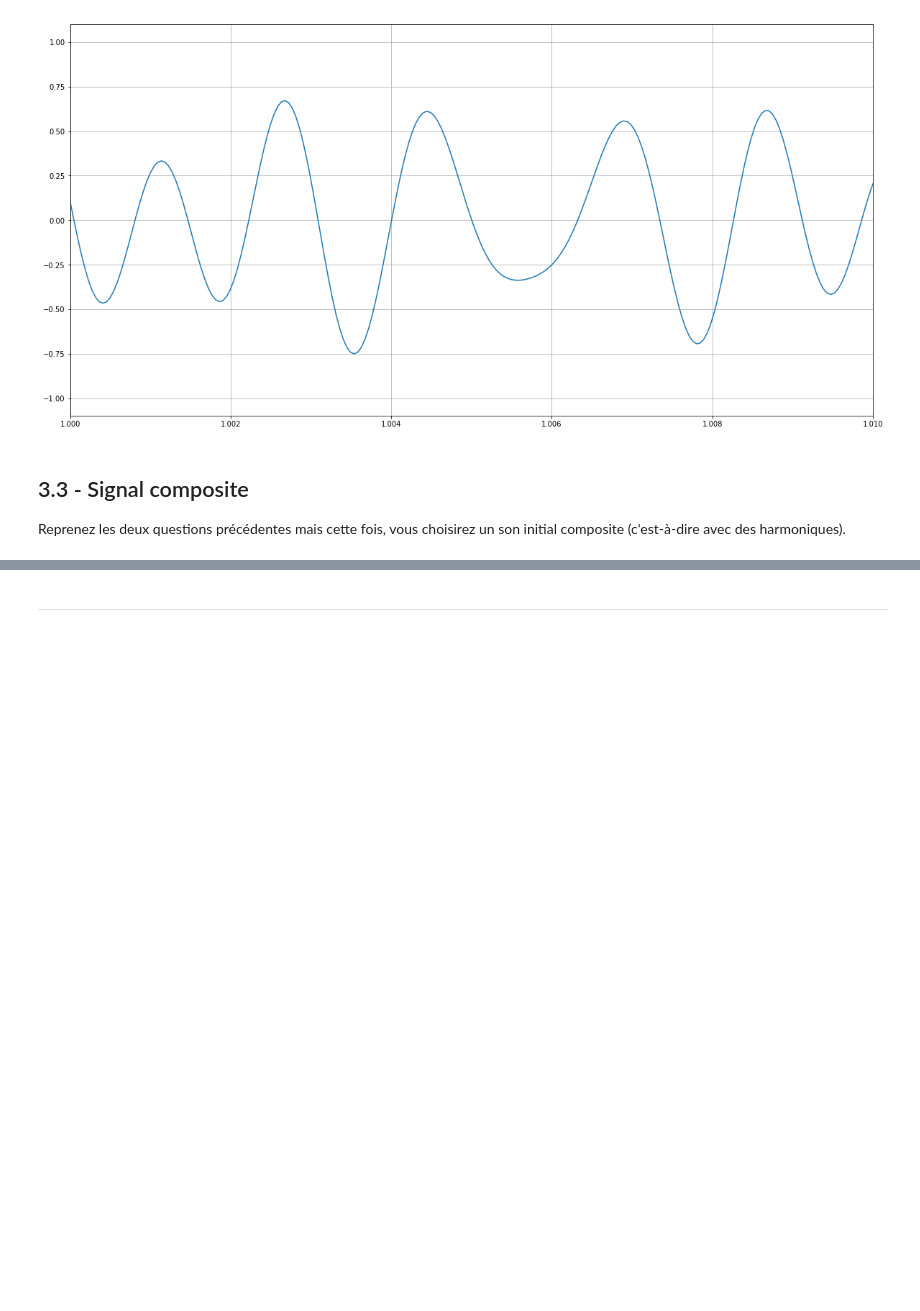
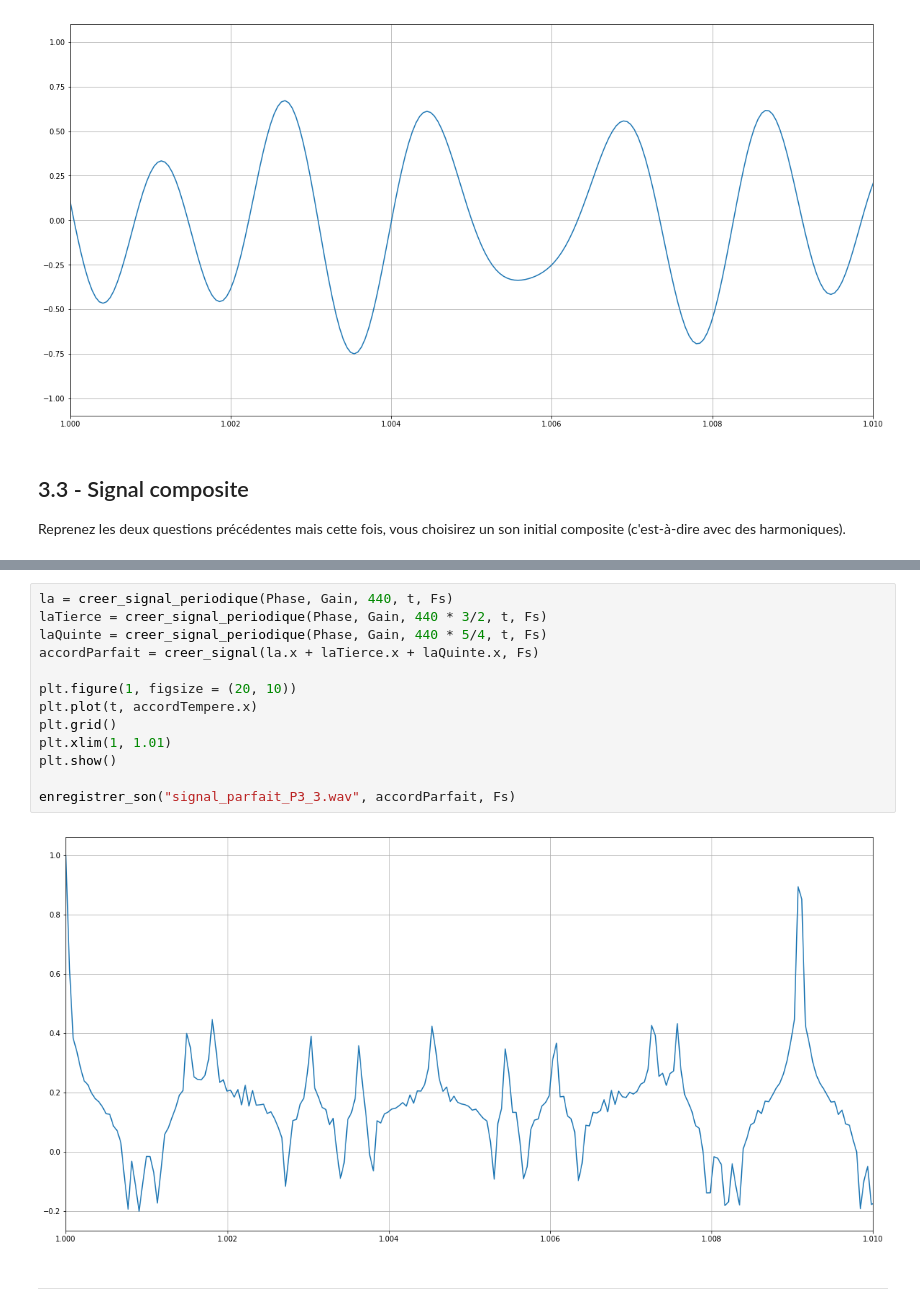
Before and after one commit to guillaume-haerinck/imac-tp-signal, a Jupyter notebook: tp-02-gain-phase/rendu-tp-02.ipynb, the cells around one changed output, grey strips where cells are left out. Saved outputs shown, nothing was run; the diff lists cells and outputs as text; blank space fills up the shorter version.

```diff
--- a/tp-02-gain-phase/rendu-tp-02.ipynb
+++ b/tp-02-gain-phase/rendu-tp-02.ipynb
@@ -495,3 +492,18 @@ enregistrer_son("signal_tempere_P3_3.wav", accordTempere, Fs)
+# %%
+la = creer_signal_periodique(Phase, Gain, 440, t, Fs)
+laTierce = creer_signal_periodique(Phase, Gain, 440 * 3/2, t, Fs)
+laQuinte = creer_signal_periodique(Phase, Gain, 440 * 5/4, t, Fs)
+accordParfait = creer_signal(la.x + laTierce.x + laQuinte.x, Fs)
+
+plt.figure(1, figsize = (20, 10))
+plt.plot(t, accordTempere.x)
+plt.grid()
+plt.xlim(1, 1.01)
+plt.show()
+
+enregistrer_son("signal_parfait_P3_3.wav", accordParfait, Fs)
+# %% [output]
+[figure, added]
 # %% [markdown]
 ---
 # %% [markdown]
```
Also changed, not shown: parts of 2 cells of this notebook, 6 other files.
